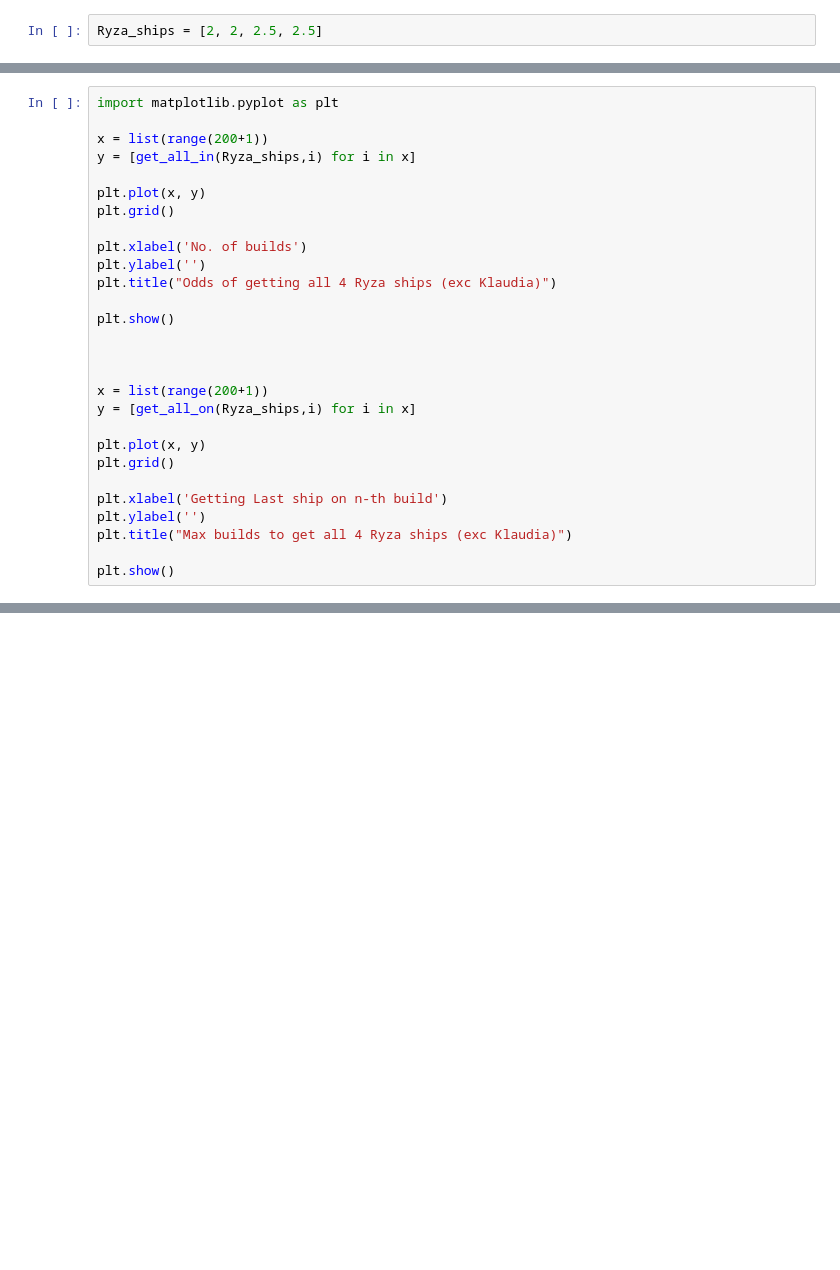
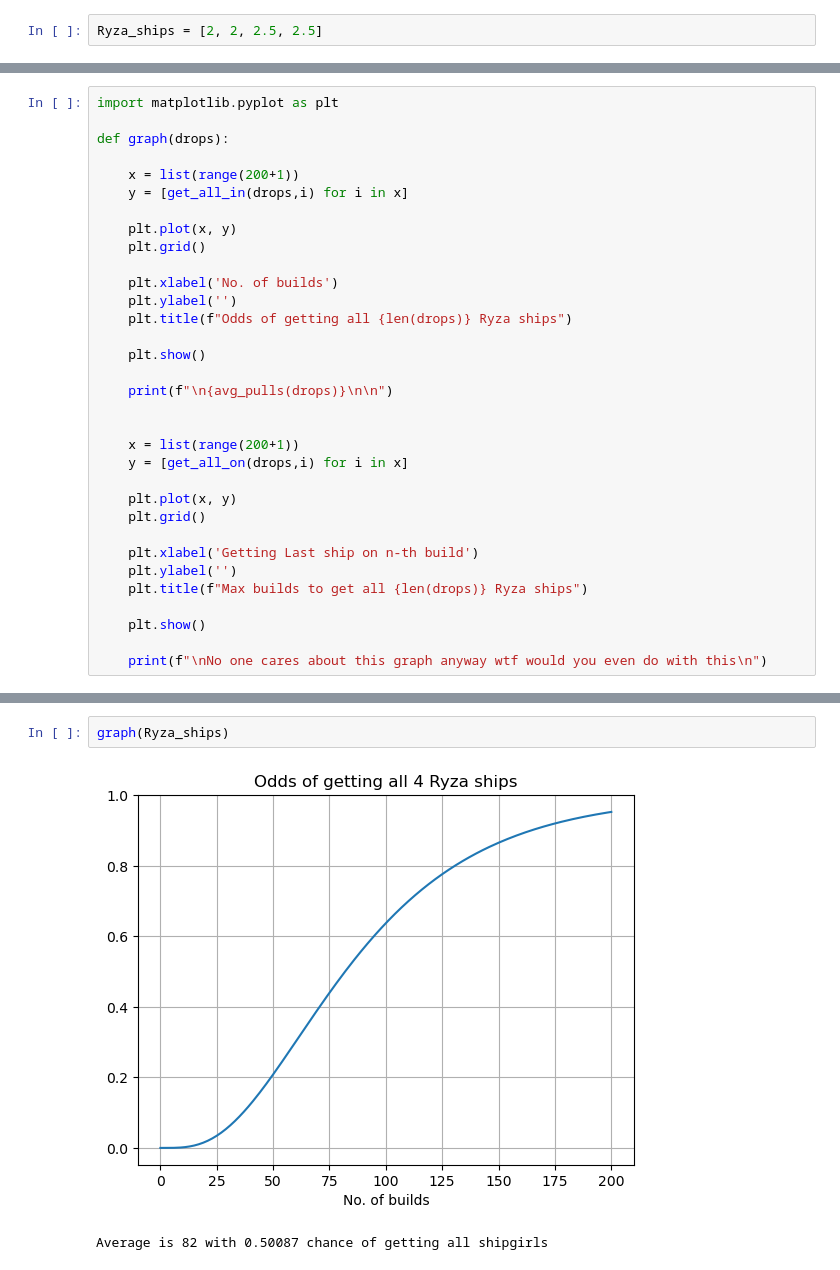
Before and after one commit to Franz-vk/Azur-Lane, a Jupyter notebook: Az - Cube Pull Drop Rates.ipynb, the cells around one changed output, grey strips where cells are left out. Cells and saved outputs as stored; diff of their text form; blank space fills up the shorter version.

```diff
--- a/Az - Cube Pull Drop Rates.ipynb
+++ b/Az - Cube Pull Drop Rates.ipynb
@@ -32,28 +33,33 @@ get_all_in(Ryza_ships, 82)
 # %%
 import matplotlib.pyplot as plt
 
-x = list(range(200+1))
-y = [get_all_in(Ryza_ships,i) for i in x]
+def graph(drops):
 
-plt.plot(x, y)
-plt.grid()
+    x = list(range(200+1))
+    y = [get_all_in(drops,i) for i in x]
 
-plt.xlabel('No. of builds')
-plt.ylabel('')
-plt.title("Odds of getting all 4 Ryza ships (exc Klaudia)")
+    plt.plot(x, y)
+    plt.grid()
 
-plt.show()
+    plt.xlabel('No. of builds')
+    plt.ylabel('')
+    plt.title(f"Odds of getting all {len(drops)} Ryza ships")
+
+    plt.show()
+
+    print(f"\n{avg_pulls(drops)}\n\n")
 
 
+    x = list(range(200+1))
+    y = [get_all_on(drops,i) for i in x]
 
-x = list(range(200+1))
-y = [get_all_on(Ryza_ships,i) for i in x]
+    plt.plot(x, y)
+    plt.grid()
 
-plt.plot(x, y)
-plt.grid()
+    plt.xlabel('Getting Last ship on n-th build')
+    plt.ylabel('')
+    plt.title(f"Max builds to get all {len(drops)} Ryza ships")
 
-plt.xlabel('Getting Last ship on n-th build')
-plt.ylabel('')
-plt.title("Max builds to get all 4 Ryza ships (exc Klaudia)")
+    plt.show()
 
-plt.show()
+    print(f"\nNo one cares about this graph anyway wtf would you even do with this\n")
@@ -62,0 +66,5 @@ plt.show()
+# %%
+graph(Ryza_ships)
+# %% [output]
+[figure, added]
+Average is 82 with 0.50087 chance of getting all shipgirls
```
Also changed, not shown: parts of 4 cells of this notebook.
